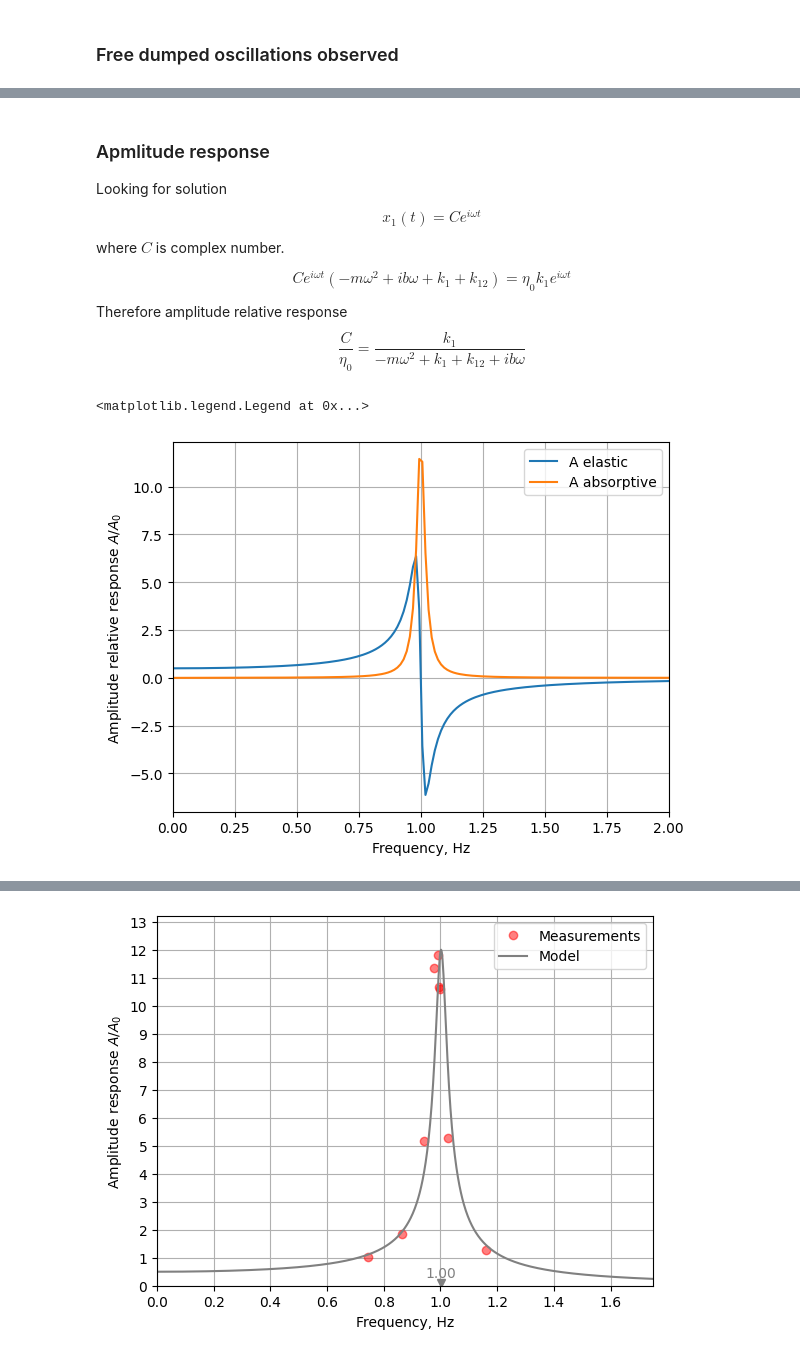
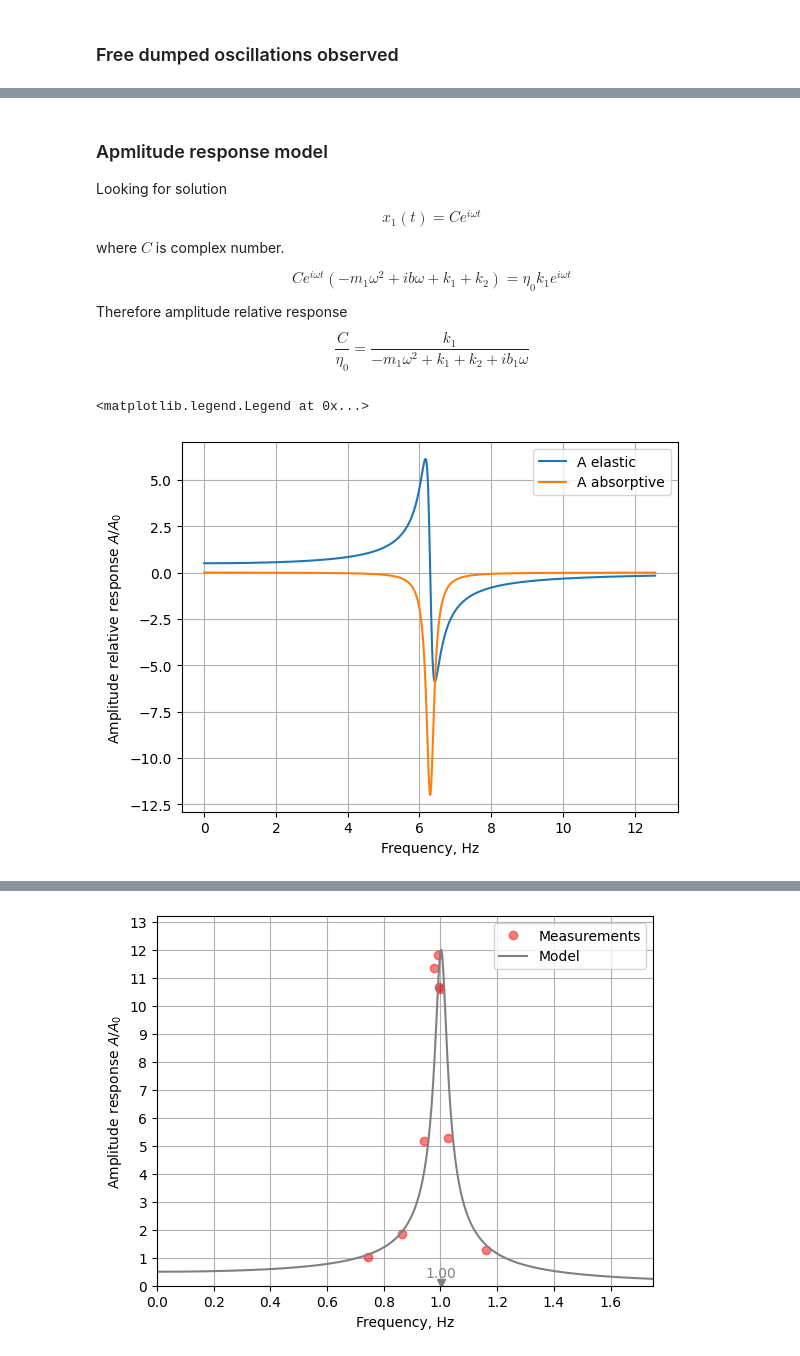
Before and after one commit to evgeny-kolonsky/Lab3_Coupled_Oscillator, a Jupyter notebook: Lab3_Oscillator_Experiment.ipynb, the cells around one changed output, grey strips where cells are left out. Saved outputs shown, nothing was run; the diff lists cells and outputs as text; code cells hidden in the pictures.

```diff
--- a/Lab3_Oscillator_Experiment.ipynb
+++ b/Lab3_Oscillator_Experiment.ipynb
@@ -52,29 +96,35 @@ from scipy.stats import linregress
 l = 97.95e-3 # m, spring strain
 g = 9.8 # m/s^2
 
-# left and right springs
-weight = 44.8e-3 #
-k = weight * g /l
-mk = 17e-3 # kg
+# left spring (adjacent to driver)
+weight1 = 44.8e-3 #
+k1 = weight1 * g /l
+mk1 = 17e-3 # kg
+
+# right spring
+weight2 = 44.8e-3 #
+k2 = weight2 * g /l
+mk2 = 17e-3 # kg
 
 # Carts
-m = 208.9e-3 #kg
+m1 = 208.9e-3 #kg
 
 #Effective mass
-m_eff = m + mk
-k_eff = 2 * k
+m1_eff = m1 + (mk1 + mk2)/2
+k_eff = k1 + k2
 
 counts = 236
 length = 123e-3
 
-omega0 = np.sqrt(k_eff / m_eff)
+omega0 = np.sqrt(k_eff / m1_eff)
 pi2 = 2 * np.pi
 freq_theor = omega0 /pi2
 
 # Quality factors (found by observation of free dumped oscillations)
-Q = 24
-b = np.sqrt(k_eff * m_eff) / Q
+Q1 = 24
+b1 = np.sqrt(k_eff * m1_eff) / Q1
 
 print(f'Estimated natural frequency {freq_theor:.1f} Hz')
+print(f'Corresponding period {1/freq_theor:.3f} s')
 # %% [output]
 Estimated natural frequency 1.0 Hz
@@ -158,35 +140,31 @@ get_quality(t, x, show=True)
 # %% [markdown]
-### Apmlitude response
+### Apmlitude response model
 
 Looking for solution
 $$ x_1(t) = C e^{i\omega t}$$
 where $C$ is complex number.
 
 $$
-C e^{i \omega t} (-m \omega^2   + i b \omega +  k_1 + k_{12} ) = \eta_0 k_1  e^{i \omega t}
+C e^{i \omega t} (-m_1 \omega^2   + i b \omega +  k_1 + k_{2} ) = \eta_0 k_1  e^{i \omega t}
 $$
 Therefore amplitude relative response
 $$
-\frac{C}{\eta_0} = \frac{k_1}{-m \omega^2   +  k_1 +k_{12} + i b \omega}
+\frac{C}{\eta_0} = \frac{k_1}{-m_1 \omega^2   +  k_1 +k_{2} + i b_1 \omega}
 $$
 # %%
-def C(omega, k=1, m=1, Q=25, force=.5):
-  b = np.sqrt(k*m)/Q
-  amp = force / (k - m* omega**2 + 1.j * omega * b)
-  return np.abs(amp), np.real(amp), np.imag(amp)
+def C(omega, K, M, B, F):
+  amp = F / (K - M* omega**2 + 1.j * omega * B)
+  return amp
 
-# synthetic sample
 omega = np.linspace(0.,2, 1000) *pi2
-a, r, i = C(omega)
-#plt.plot(omega, a, label='abs(A)')
-plt.plot(omega, r, label='A elastic')
-plt.plot(omega, -i, label='A absorptive')
+amp = C(omega, k_eff, m1_eff, b1, k1)
+#plt.plot(omega, np.abs(amp), label='abs(A)')
+plt.plot(omega, np.real(amp), label='A elastic')
+plt.plot(omega, np.imag(amp), label='A absorptive')
 plt.xlabel('Frequency, Hz');
 plt.ylabel('Amplitude relative response $A/A_0$')
-#plt.ylim(-np.max(a)*1.1, np.max(a)*1.1)
-plt.xlim(0, np.max(omega/pi2))
 plt.grid()
 plt.legend()
 # %% [output]
 <matplotlib.legend.Legend at 0x...>
-[figure, old version]
+[figure, new version]
```
Also changed, not shown: parts of 17 cells of this notebook.
